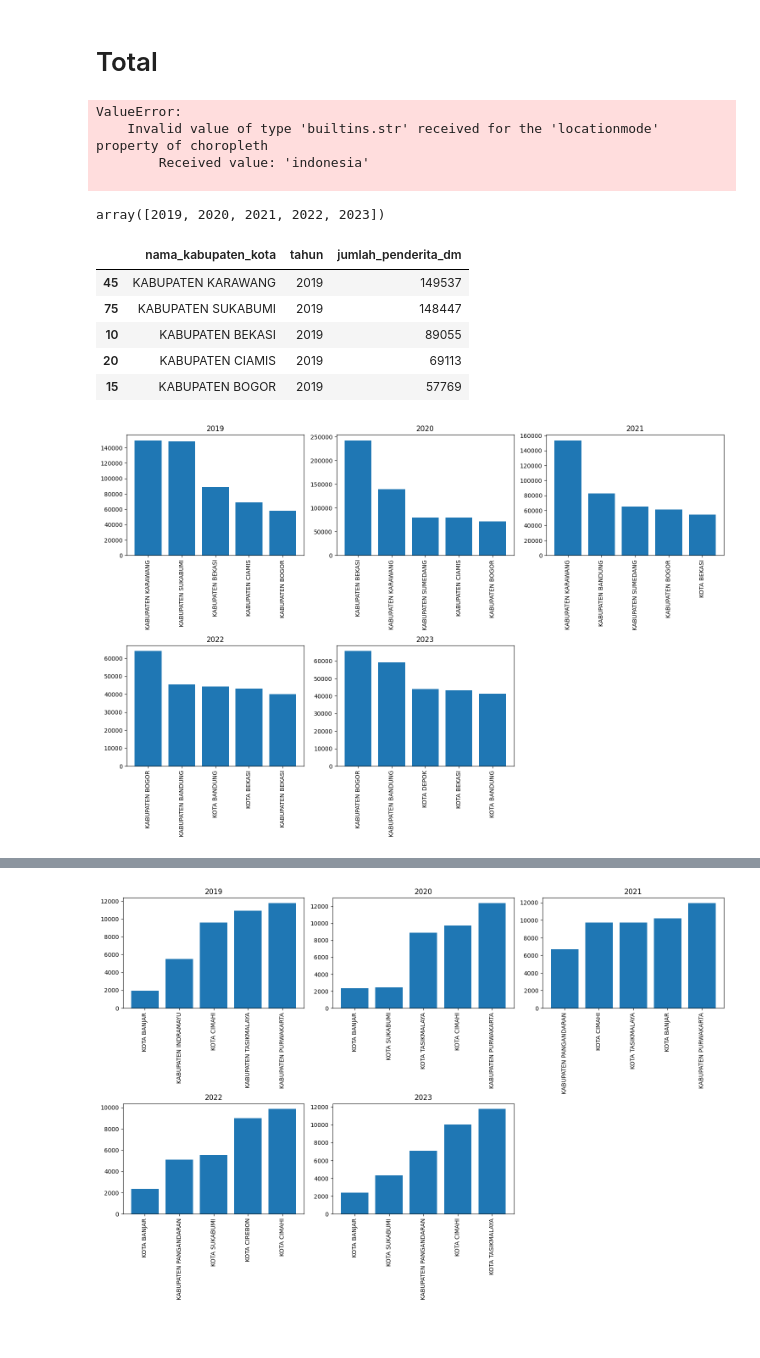
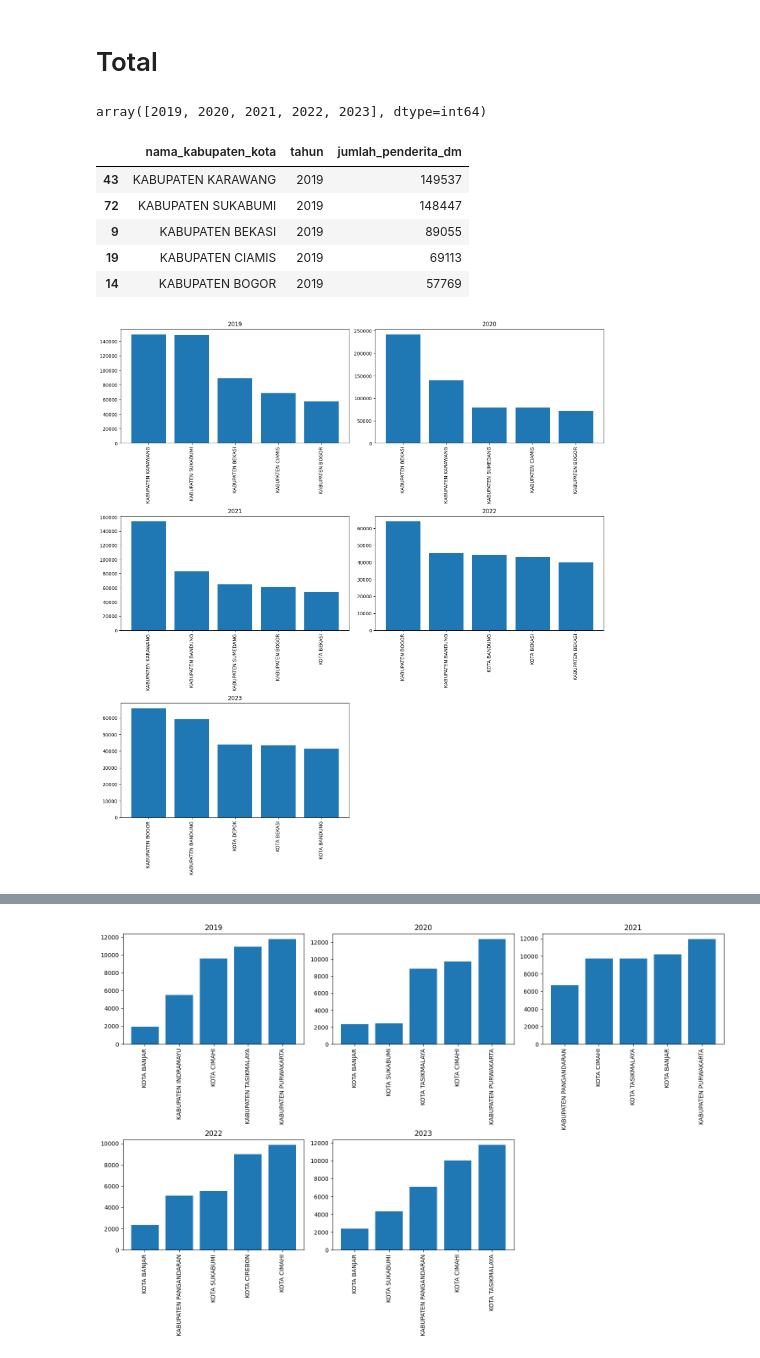
Before and after one commit to cakethehuman/portofolio, a Jupyter notebook: Diabetes/diabetes.ipynb, the cells around one changed output, grey strips where cells are left out. Saved outputs shown, nothing was run; the diff lists cells and outputs as text; code cells hidden in the pictures.

```diff
--- a/Diabetes/diabetes.ipynb
+++ b/Diabetes/diabetes.ipynb
@@ -82,6 +82,8 @@ df.describe()
 | max | 3279.000000 | 242169.000000 | 2024.000000 |
 # %%
 df = df[df["tahun"] < 2024]
+# %%
+df = df[df["jumlah_penderita_dm"] > 0]
 # %%
 df
 # %% [output]
@@ -202,22 +195,12 @@ kota_diabet
 # Total
 # %%
 total = kota_diabet.sort_values(by="jumlah_penderita_dm", ascending= False)
-# %%
-px.choropleth(data_frame = total,
-              locationmode= "indonesia",
-              locations= total["nama_kabupaten_kota"],
-              color= total["jumlah_penderita_dm"])
-# %% [output]
-ValueError:
-    Invalid value of type 'builtins.str' received for the 'locationmode' property of choropleth
-        Received value: 'indonesia'
-
 # %%
 kota_diabet_tahun = df.groupby(["nama_kabupaten_kota","tahun"],as_index=False)["jumlah_penderita_dm"].sum()
 # %%
 kota_diabet_tahun["tahun"].unique()
 # %% [output]
-array([2019, 2020, 2021, 2022, 2023])
+array([2019, 2020, 2021, 2022, 2023], dtype=int64)
 # %%
 def year_finder(year):
     return kota_diabet_tahun[kota_diabet_tahun["tahun"] == year].sort_values(by="jumlah_penderita_dm",ascending=False).head(5)
@@ -225,11 +208,11 @@ def year_finder(year):
 year_finder(2019)
 # %% [output]
 |  | nama_kabupaten_kota | tahun | jumlah_penderita_dm |
-| 45 | KABUPATEN KARAWANG | 2019 | 149537 |
-| 75 | KABUPATEN SUKABUMI | 2019 | 148447 |
-| 10 | KABUPATEN BEKASI | 2019 | 89055 |
-| 20 | KABUPATEN CIAMIS | 2019 | 69113 |
-| 15 | KABUPATEN BOGOR | 2019 | 57769 |
+| 43 | KABUPATEN KARAWANG | 2019 | 149537 |
+| 72 | KABUPATEN SUKABUMI | 2019 | 148447 |
+| 9 | KABUPATEN BEKASI | 2019 | 89055 |
+| 19 | KABUPATEN CIAMIS | 2019 | 69113 |
+| 14 | KABUPATEN BOGOR | 2019 | 57769 |
 # %%
 
 
@@ -238,16 +221,16 @@ def auto_year_bar(x):
     plt.xticks(rotation = 90)
 # %%
 years = [2019, 2020, 2021, 2022, 2023]
-plt.figure(figsize=(15,10))
+plt.figure(figsize=(15,15))
 for i,y in enumerate(years,1):
 
-    plt.subplot(2,3,i)
+    plt.subplot(3,2,i)
     plt.bar(year_finder(y)["nama_kabupaten_kota"],year_finder(y)["jumlah_penderita_dm"])
     plt.title(y)
     plt.tight_layout(pad=1.0)
     plt.xticks(rotation = 90)
 # %% [output]
-[figure, old version]
+[figure, new version]
 # %%
 def year_finder2(year):
     return kota_diabet_tahun[kota_diabet_tahun["tahun"] == year].sort_values(by="jumlah_penderita_dm").head(5)
```
Also changed, not shown: parts of 16 cells of this notebook, 3 other files.
